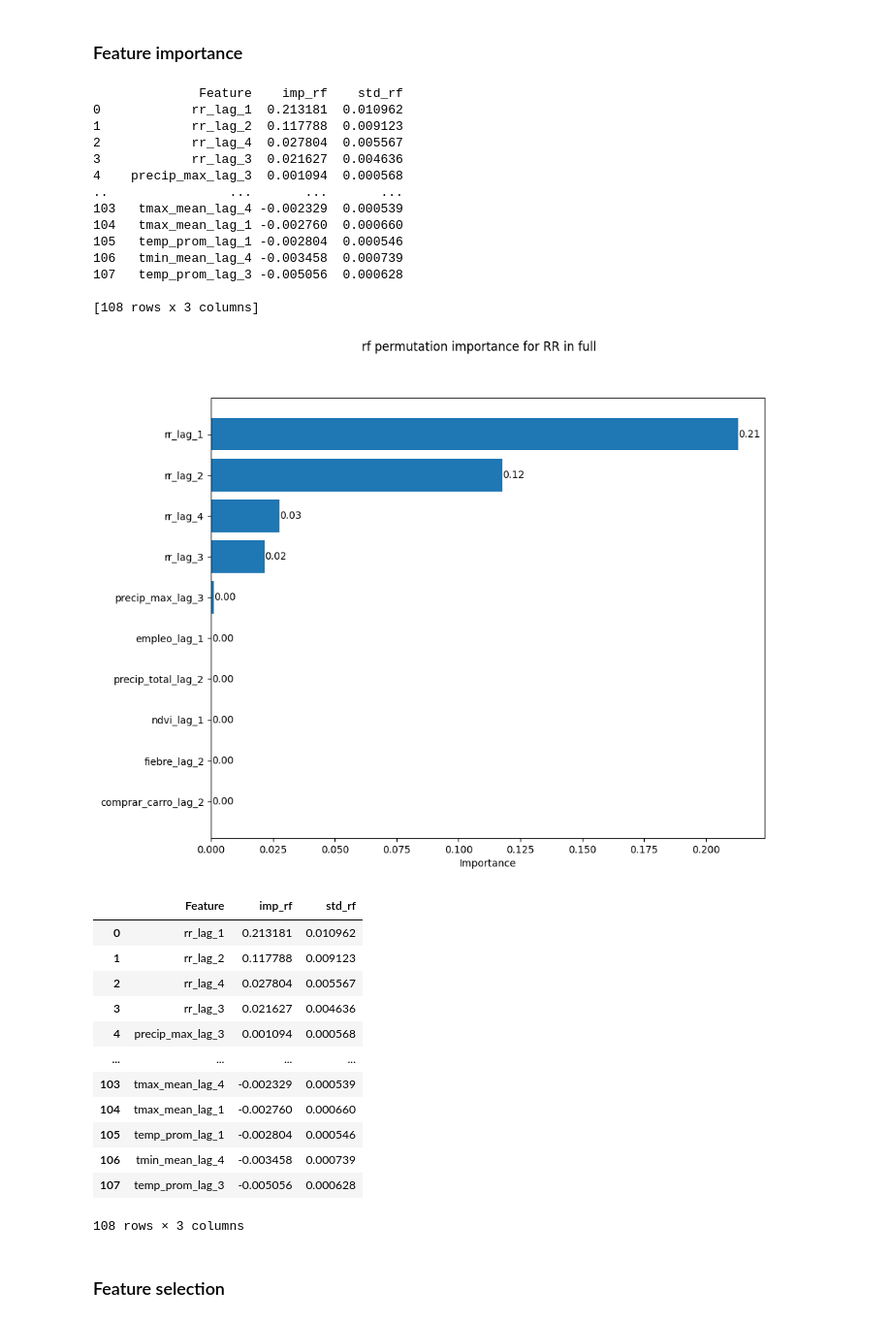
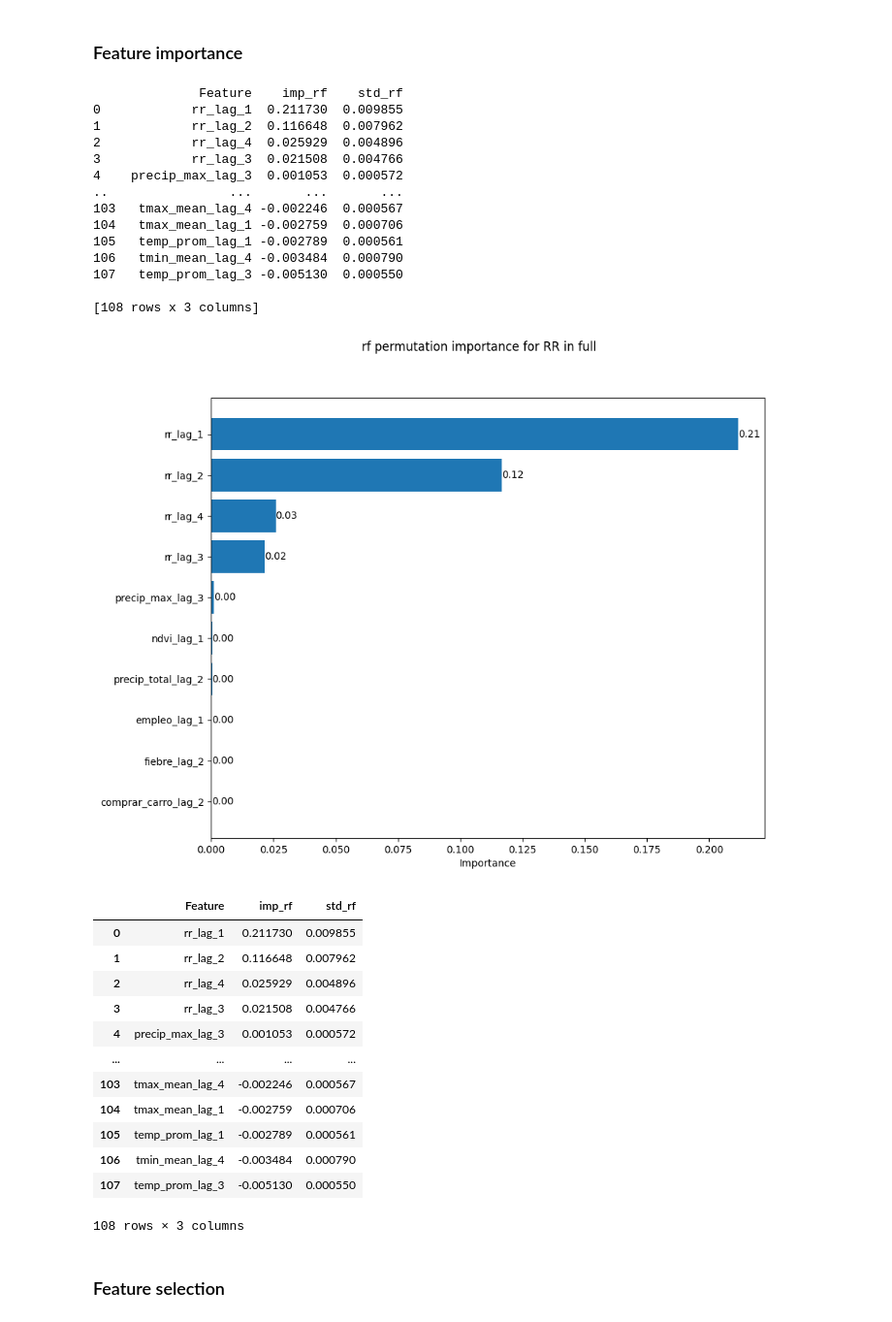
Before and after one commit to artisticlimon/dengue-model, a Jupyter notebook: models/model_scripts/models_for_all_cantons.ipynb, the cells around one changed output. Shown at 97% size. Drawn from its saved outputs; the diff is of its cells as text; code cells hidden in the pictures.

```diff
--- a/models/model_scripts/models_for_all_cantons.ipynb
+++ b/models/model_scripts/models_for_all_cantons.ipynb
@@ -44,35 +44,35 @@ lower bound: 1.65, upper bound: 1.7
 # %% [markdown]
 ### Feature importance
 # %%
-instancia.var_importance(X_test, y_test, "rf", repeats = 100, var = "RR")
+instancia.var_importance(X_combined, y_combined, X_test, y_test, "rf", epsilon, repeats = 50, var = "RR")
 # %% [output]
               Feature    imp_rf    std_rf
-0            rr_lag_1  0.213181  0.010962
-1            rr_lag_2  0.117788  0.009123
-2            rr_lag_4  0.027804  0.005567
-3            rr_lag_3  0.021627  0.004636
-4    precip_max_lag_3  0.001094  0.000568
+0            rr_lag_1  0.211730  0.009855
+1            rr_lag_2  0.116648  0.007962
+2            rr_lag_4  0.025929  0.004896
+3            rr_lag_3  0.021508  0.004766
+4    precip_max_lag_3  0.001053  0.000572
 ..                ...       ...       ...
-103   tmax_mean_lag_4 -0.002329  0.000539
-104   tmax_mean_lag_1 -0.002760  0.000660
-105   temp_prom_lag_1 -0.002804  0.000546
-106   tmin_mean_lag_4 -0.003458  0.000739
-107   temp_prom_lag_3 -0.005056  0.000628
+103   tmax_mean_lag_4 -0.002246  0.000567
+104   tmax_mean_lag_1 -0.002759  0.000706
+105   temp_prom_lag_1 -0.002789  0.000561
+106   tmin_mean_lag_4 -0.003484  0.000790
+107   temp_prom_lag_3 -0.005130  0.000550
 
 [108 rows x 3 columns]
-[figure, old version]
+[figure, new version]
 |  | Feature | imp_rf | std_rf |
-| 0 | rr_lag_1 | 0.213181 | 0.010962 |
-| 1 | rr_lag_2 | 0.117788 | 0.009123 |
-| 2 | rr_lag_4 | 0.027804 | 0.005567 |
-| 3 | rr_lag_3 | 0.021627 | 0.004636 |
-| 4 | precip_max_lag_3 | 0.001094 | 0.000568 |
+| 0 | rr_lag_1 | 0.211730 | 0.009855 |
+| 1 | rr_lag_2 | 0.116648 | 0.007962 |
+| 2 | rr_lag_4 | 0.025929 | 0.004896 |
+| 3 | rr_lag_3 | 0.021508 | 0.004766 |
+| 4 | precip_max_lag_3 | 0.001053 | 0.000572 |
 | ... | ... | ... | ... |
-| 103 | tmax_mean_lag_4 | -0.002329 | 0.000539 |
-| 104 | tmax_mean_lag_1 | -0.002760 | 0.000660 |
-| 105 | temp_prom_lag_1 | -0.002804 | 0.000546 |
-| 106 | tmin_mean_lag_4 | -0.003458 | 0.000739 |
-| 107 | temp_prom_lag_3 | -0.005056 | 0.000628 |
+| 103 | tmax_mean_lag_4 | -0.002246 | 0.000567 |
+| 104 | tmax_mean_lag_1 | -0.002759 | 0.000706 |
+| 105 | temp_prom_lag_1 | -0.002789 | 0.000561 |
+| 106 | tmin_mean_lag_4 | -0.003484 | 0.000790 |
+| 107 | temp_prom_lag_3 | -0.005130 | 0.000550 |
 108 rows × 3 columns
 # %% [markdown]
 ### Feature selection
```
Also changed, not shown: parts of 19 cells of this notebook.
